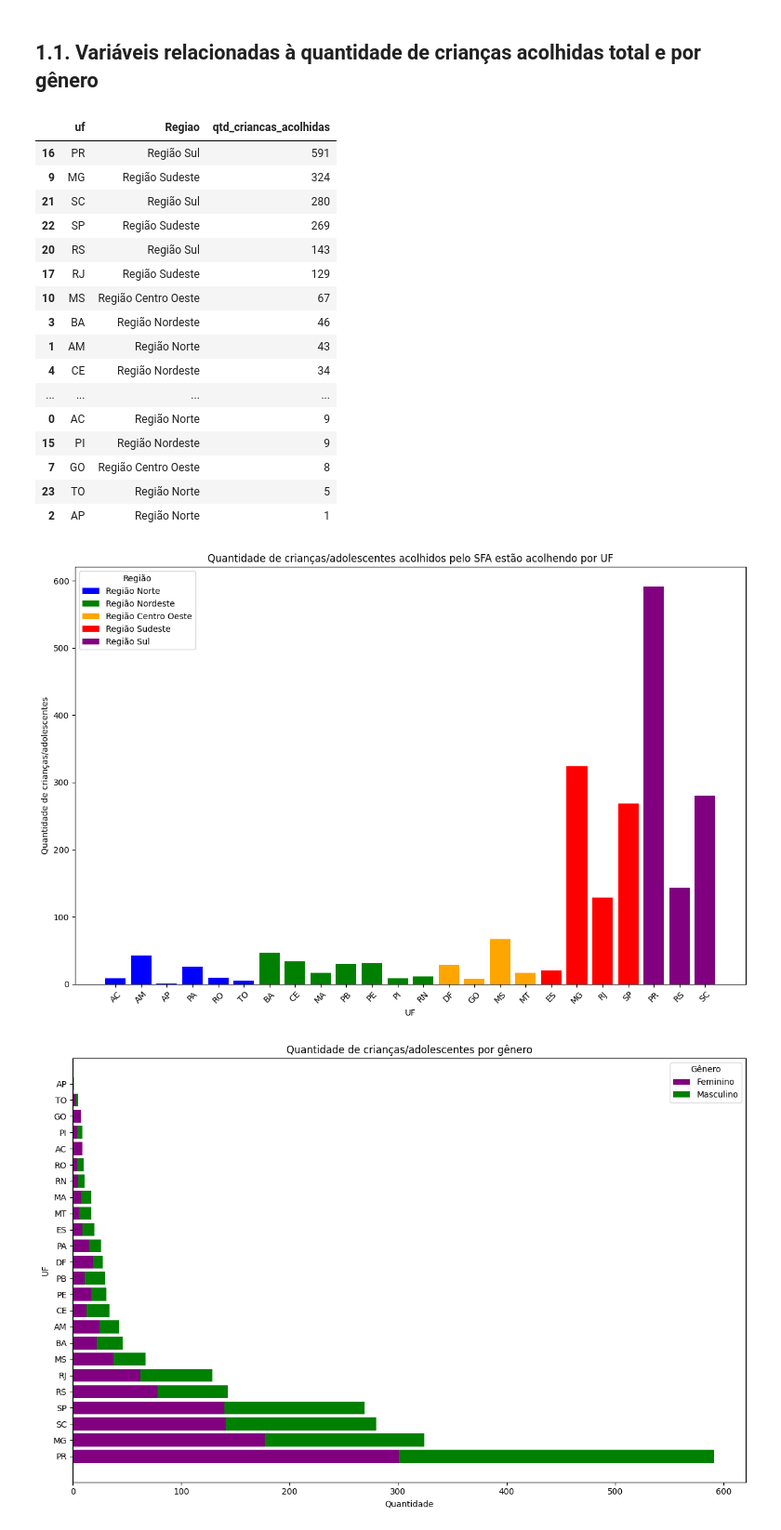
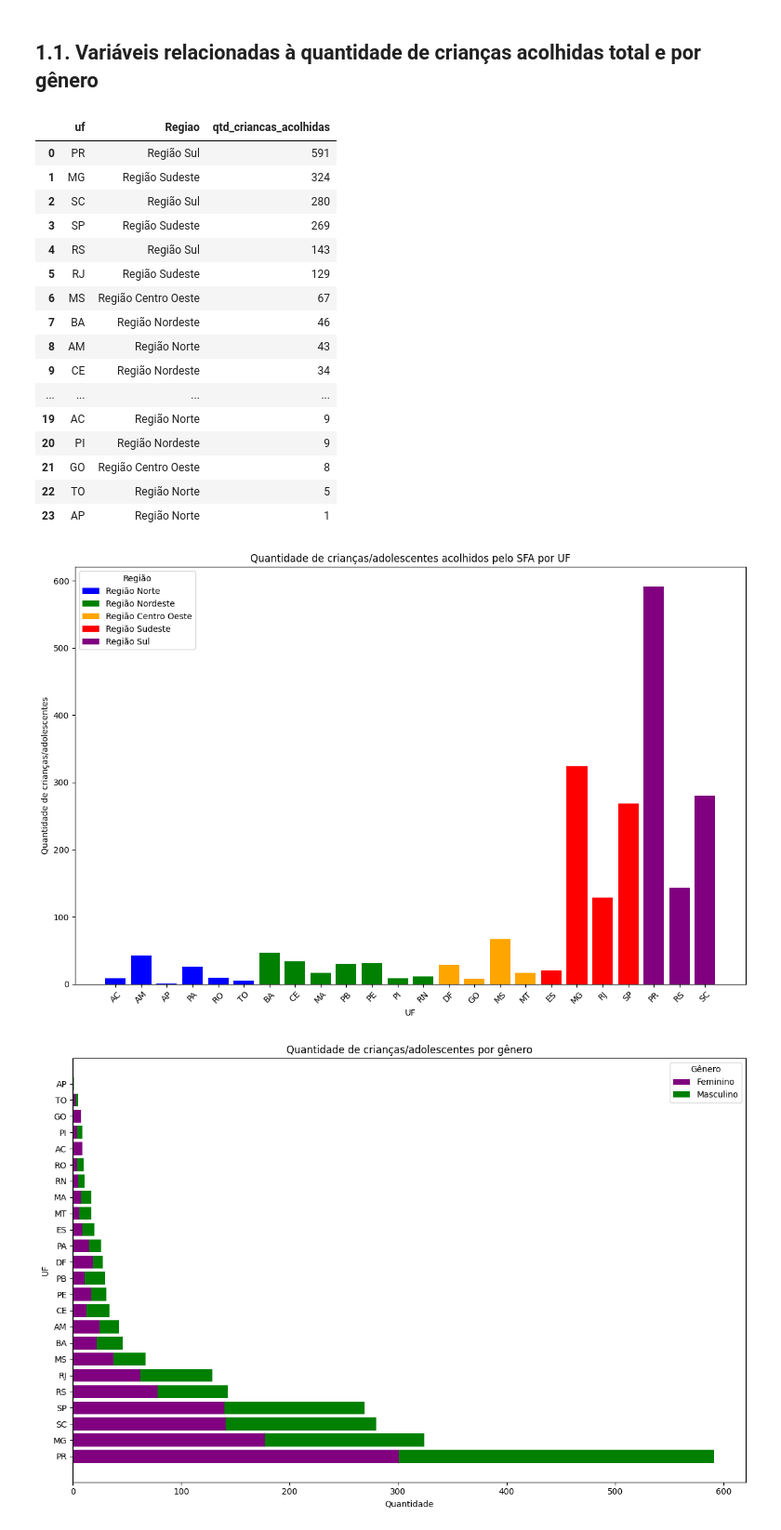
Before and after one commit to lab-dados-seges/familia-acolhedora, a Jupyter notebook: analises/1_caracteristicas_acolhidas.ipynb, the cells around one changed output. Shown at 93% size. Cells and saved outputs as stored; diff of their text form; code cells hidden in the pictures.

```diff
--- a/analises/1_caracteristicas_acolhidas.ipynb
+++ b/analises/1_caracteristicas_acolhidas.ipynb
@@ -42,25 +42,25 @@ df_dados_gerais.columns.tolist()
 # %%
 df_qtd_acolhidas = df_dados_gerais.groupby(['uf', 'Regiao'])['qtd_criancas_acolhidas'].sum().reset_index()
 # %%
-df_qtd_acolhidas.sort_values(by='qtd_criancas_acolhidas', ascending=False)
+df_qtd_acolhidas.sort_values(by='qtd_criancas_acolhidas', ascending=False).reset_index().drop(columns='index')
 # %% [output]
 |  | uf | Regiao | qtd_criancas_acolhidas |
-| 16 | PR | Região Sul | 591 |
-| 9 | MG | Região Sudeste | 324 |
-| 21 | SC | Região Sul | 280 |
-| 22 | SP | Região Sudeste | 269 |
-| 20 | RS | Região Sul | 143 |
-| 17 | RJ | Região Sudeste | 129 |
-| 10 | MS | Região Centro Oeste | 67 |
-| 3 | BA | Região Nordeste | 46 |
-| 1 | AM | Região Norte | 43 |
-| 4 | CE | Região Nordeste | 34 |
+| 0 | PR | Região Sul | 591 |
+| 1 | MG | Região Sudeste | 324 |
+| 2 | SC | Região Sul | 280 |
+| 3 | SP | Região Sudeste | 269 |
+| 4 | RS | Região Sul | 143 |
+| 5 | RJ | Região Sudeste | 129 |
+| 6 | MS | Região Centro Oeste | 67 |
+| 7 | BA | Região Nordeste | 46 |
+| 8 | AM | Região Norte | 43 |
+| 9 | CE | Região Nordeste | 34 |
 | ... | ... | ... | ... |
-| 0 | AC | Região Norte | 9 |
-| 15 | PI | Região Nordeste | 9 |
-| 7 | GO | Região Centro Oeste | 8 |
-| 23 | TO | Região Norte | 5 |
-| 2 | AP | Região Norte | 1 |
+| 19 | AC | Região Norte | 9 |
+| 20 | PI | Região Nordeste | 9 |
+| 21 | GO | Região Centro Oeste | 8 |
+| 22 | TO | Região Norte | 5 |
+| 23 | AP | Região Norte | 1 |
 # %%
 # Define cores para cada região
 cores_regiao = {
@@ -70,20 +70,20 @@ cores_regiao = {
 # %%
 # Cria o gráfico de barras para a quantidade de crianças/adolescentes acolhidos por UF
 plt.figure(figsize=(12, 8))
 for regiao, cor in cores_regiao.items():
     subset = df_qtd_acolhidas[df_qtd_acolhidas['Regiao'] == regiao]
     plt.bar(subset['uf'], subset['qtd_criancas_acolhidas'], label=regiao, color=cor)
 
 # Configurações do gráfico
-plt.title('Quantidade de crianças/adolescentes acolhidos pelo SFA estão acolhendo por UF')
+plt.title('Quantidade de crianças/adolescentes acolhidos pelo SFA por UF')
 plt.xlabel('UF')
 plt.ylabel('Quantidade de crianças/adolescentes')
 plt.xticks(rotation=45)
 plt.legend(title='Região')
 plt.tight_layout()
 plt.show()
 # %% [output]
-[figure, old version]
+[figure, new version]
 # %%
 df_dados_gerais['qtd_fem_total'] = df_dados_gerais[['qtd_fem_0_2',
  'qtd_fem_3_5',
```
Also changed, not shown: parts of 4 cells of this notebook, 1 other file.
